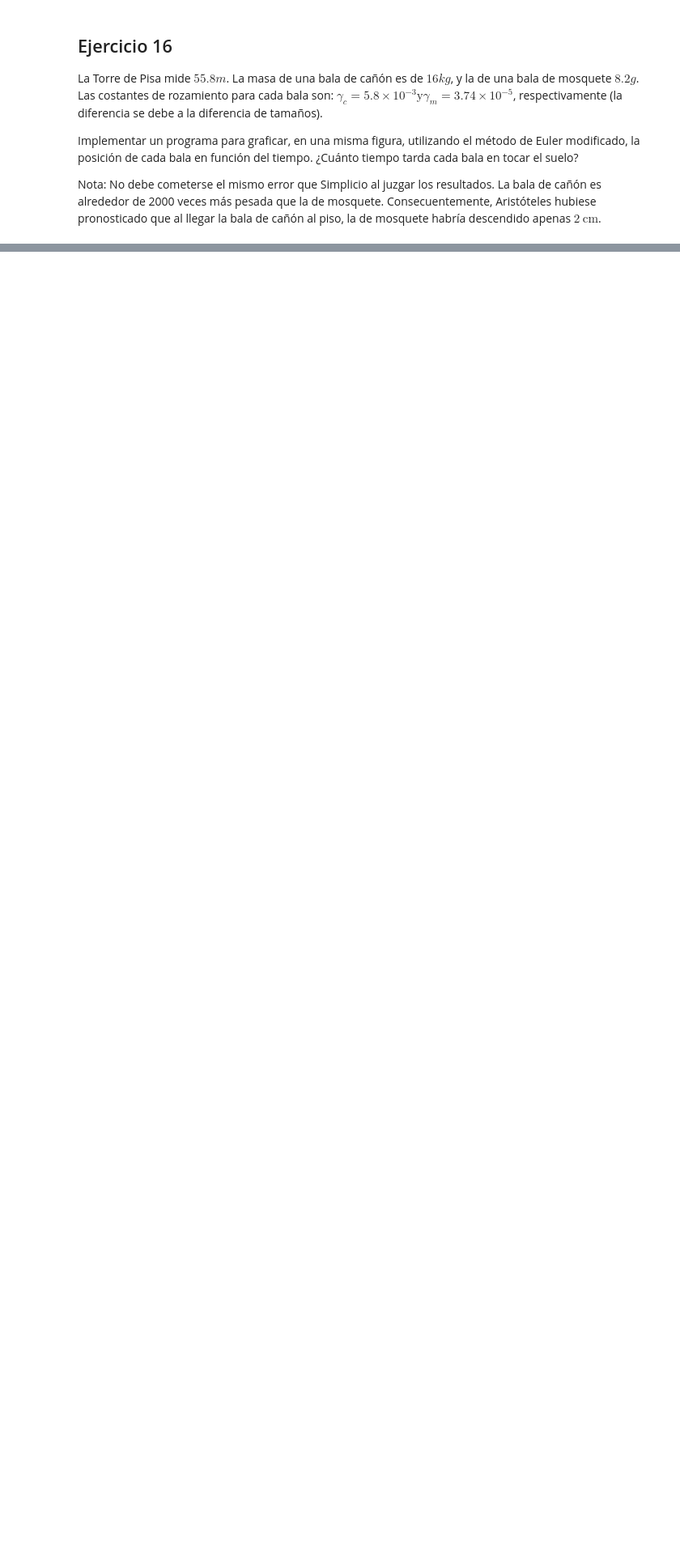
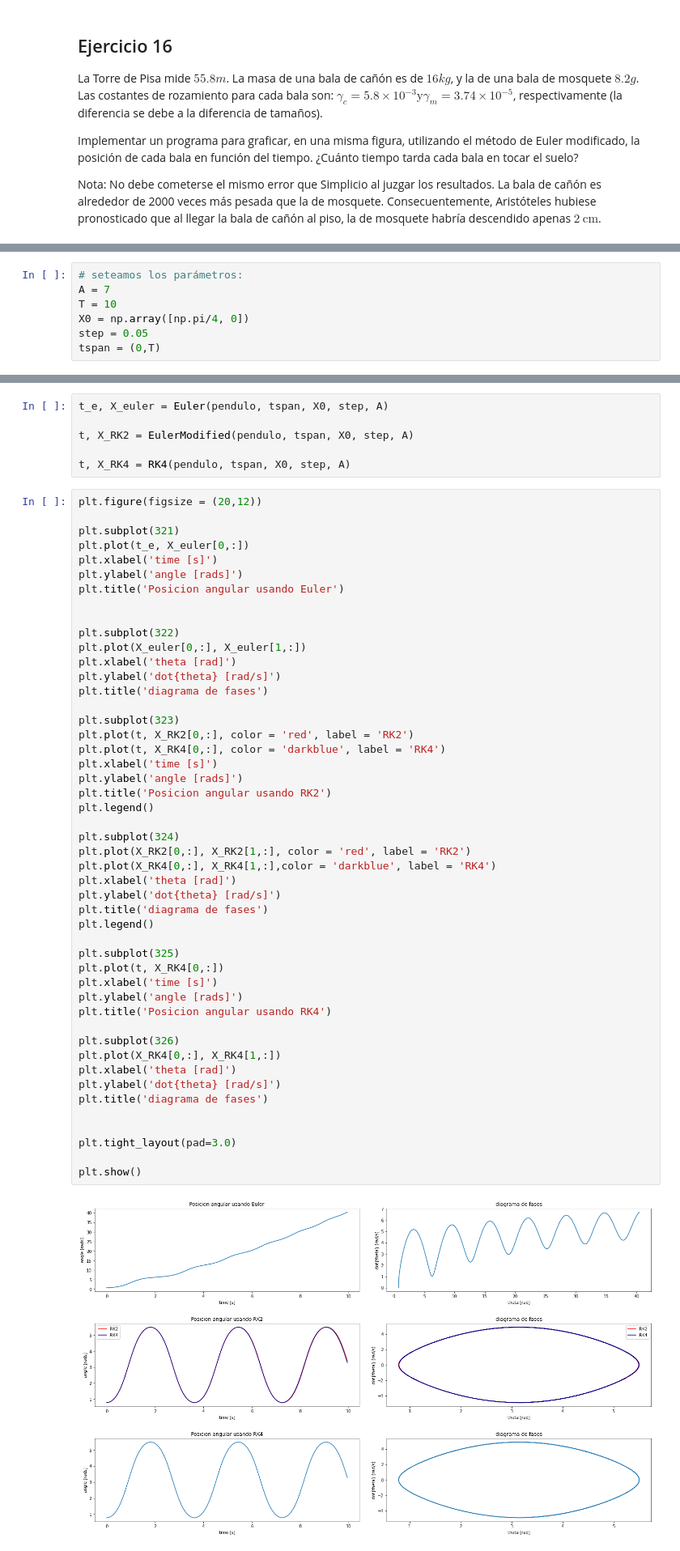
Before and after one commit to binaria010/Mate2B-numerical-Analysis-, a Jupyter notebook: Practica3/Practica3.ipynb, the cells around one changed output, grey strips where cells are left out. Shown at 81% size. Cells and saved outputs as stored; diff of their text form; blank space fills up the shorter version.

```diff
--- a/Practica3/Practica3.ipynb
+++ b/Practica3/Practica3.ipynb
@@ -764,0 +776,7 @@ Pueden considerarse, a modo de ejemplo, los valores $A=7, T=10, \theta_{0}=\pi /
+# %%
+# seteamos los parámetros:
+A = 7
+T = 10
+X0 = np.array([np.pi/4, 0])
+step = 0.05
+tspan = (0,T)
@@ -765,3 +785,59 @@ Pueden considerarse, a modo de ejemplo, los valores $A=7, T=10, \theta_{0}=\pi /
+# %%
+t_e, X_euler = Euler(pendulo, tspan, X0, step, A)
+
+t, X_RK2 = EulerModified(pendulo, tspan, X0, step, A)
+
+t, X_RK4 = RK4(pendulo, tspan, X0, step, A)
+# %%
+plt.figure(figsize = (20,12))
+
+plt.subplot(321)
+plt.plot(t_e, X_euler[0,:])
+plt.xlabel('time [s]')
+plt.ylabel('angle [rads]')
+plt.title('Posicion angular usando Euler')
+
+
+plt.subplot(322)
+plt.plot(X_euler[0,:], X_euler[1,:])
+plt.xlabel('theta [rad]')
+plt.ylabel('dot{theta} [rad/s]')
+plt.title('diagrama de fases')
+
+plt.subplot(323)
+plt.plot(t, X_RK2[0,:], color = 'red', label = 'RK2')
+plt.plot(t, X_RK4[0,:], color = 'darkblue', label = 'RK4')
+plt.xlabel('time [s]')
+plt.ylabel('angle [rads]')
+plt.title('Posicion angular usando RK2')
+plt.legend()
+
+plt.subplot(324)
+plt.plot(X_RK2[0,:], X_RK2[1,:], color = 'red', label = 'RK2')
+plt.plot(X_RK4[0,:], X_RK4[1,:],color = 'darkblue', label = 'RK4')
+plt.xlabel('theta [rad]')
+plt.ylabel('dot{theta} [rad/s]')
+plt.title('diagrama de fases')
+plt.legend()
+
+plt.subplot(325)
+plt.plot(t, X_RK4[0,:])
+plt.xlabel('time [s]')
+plt.ylabel('angle [rads]')
+plt.title('Posicion angular usando RK4')
+
+plt.subplot(326)
+plt.plot(X_RK4[0,:], X_RK4[1,:])
+plt.xlabel('theta [rad]')
+plt.ylabel('dot{theta} [rad/s]')
+plt.title('diagrama de fases')
+
+
+plt.tight_layout(pad=3.0)
+
+plt.show()
+# %% [output]
+[figure, added]
 # %% [markdown]
 ## Ejercicio 18
 
```
Also changed, not shown: parts of 3 cells of this notebook.
